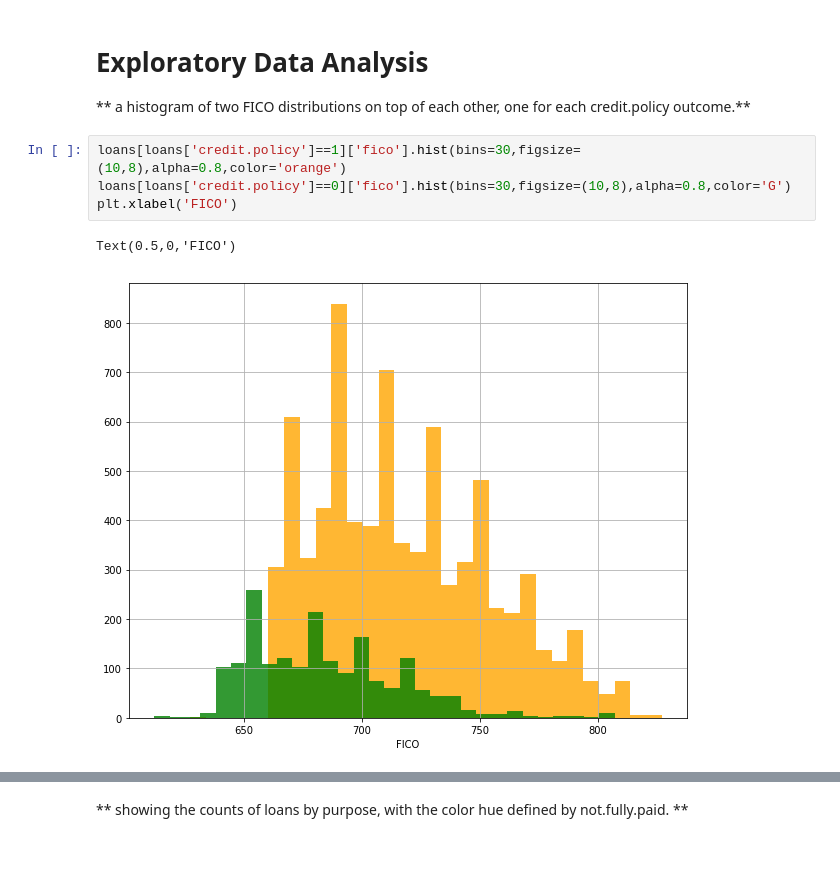
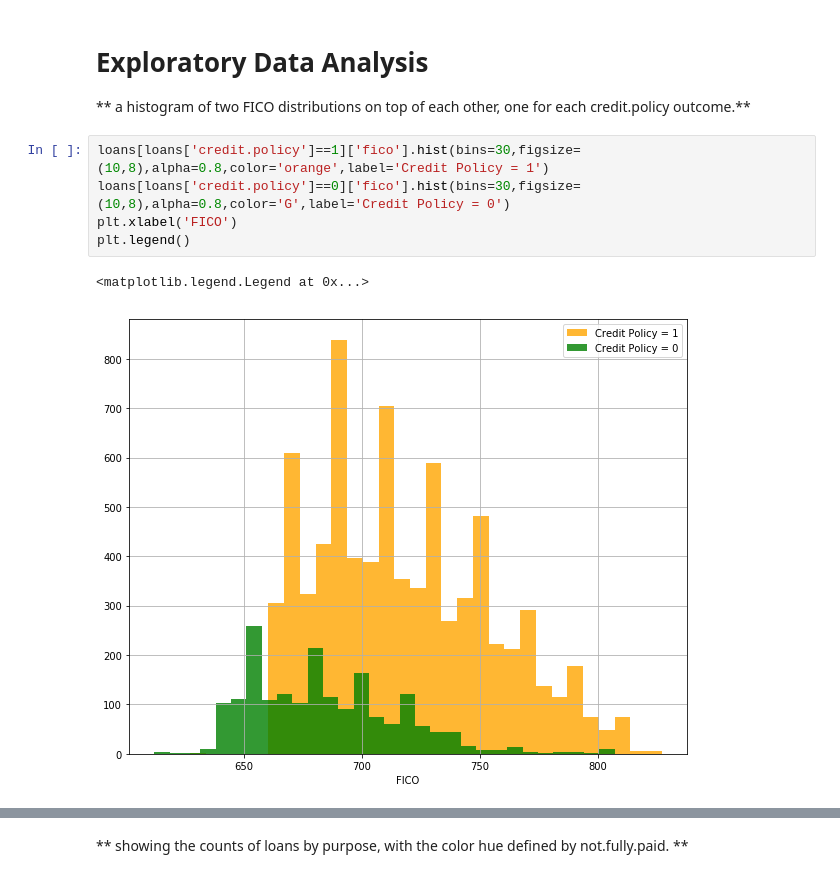
Before and after one commit to omkar-dsd/decision_trees_and_random_forest_project, a Jupyter notebook: Decision Trees and Random Forest Project .ipynb, the cells around one changed output, grey strips where cells are left out. Saved outputs shown, nothing was run; the diff lists cells and outputs as text.

Commit message:
Missing Legends added

```diff
--- a/Decision Trees and Random Forest Project .ipynb
+++ b/Decision Trees and Random Forest Project .ipynb
@@ -84,11 +84,12 @@ loans.describe()
 
 **  a histogram of two FICO distributions on top of each other, one for each credit.policy outcome.**
 # %%
-loans[loans['credit.policy']==1]['fico'].hist(bins=30,figsize=(10,8),alpha=0.8,color='orange')
-loans[loans['credit.policy']==0]['fico'].hist(bins=30,figsize=(10,8),alpha=0.8,color='G')
+loans[loans['credit.policy']==1]['fico'].hist(bins=30,figsize=(10,8),alpha=0.8,color='orange',label='Credit Policy = 1')
+loans[loans['credit.policy']==0]['fico'].hist(bins=30,figsize=(10,8),alpha=0.8,color='G',label='Credit Policy = 0')
 plt.xlabel('FICO')
+plt.legend()
 # %% [output]
-Text(0.5,0,'FICO')
+<matplotlib.legend.Legend at 0x...>
-[figure, old version]
+[figure, new version]
 # %%
 
```
Also changed, not shown: parts of 1 cell of this notebook.
